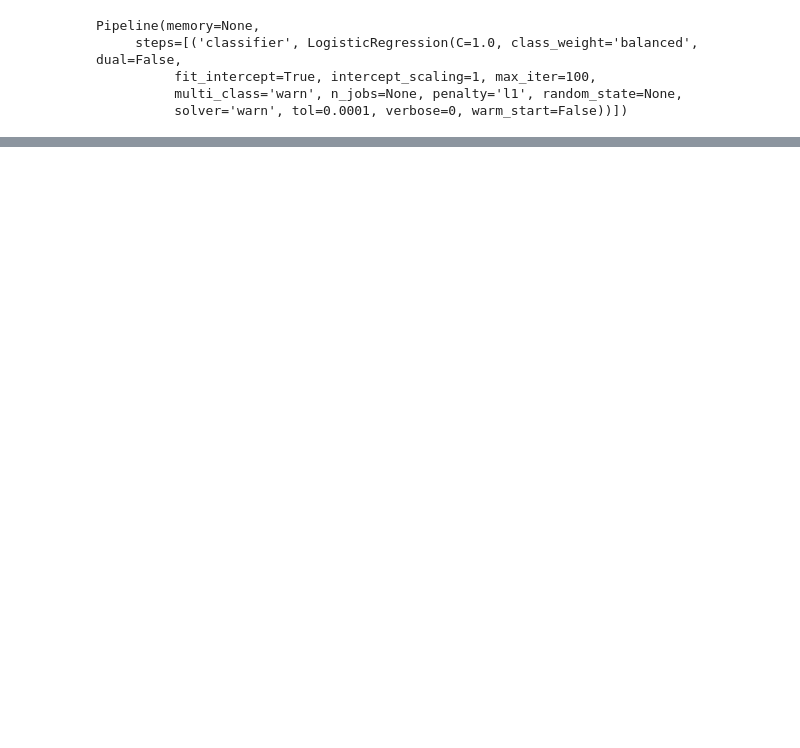
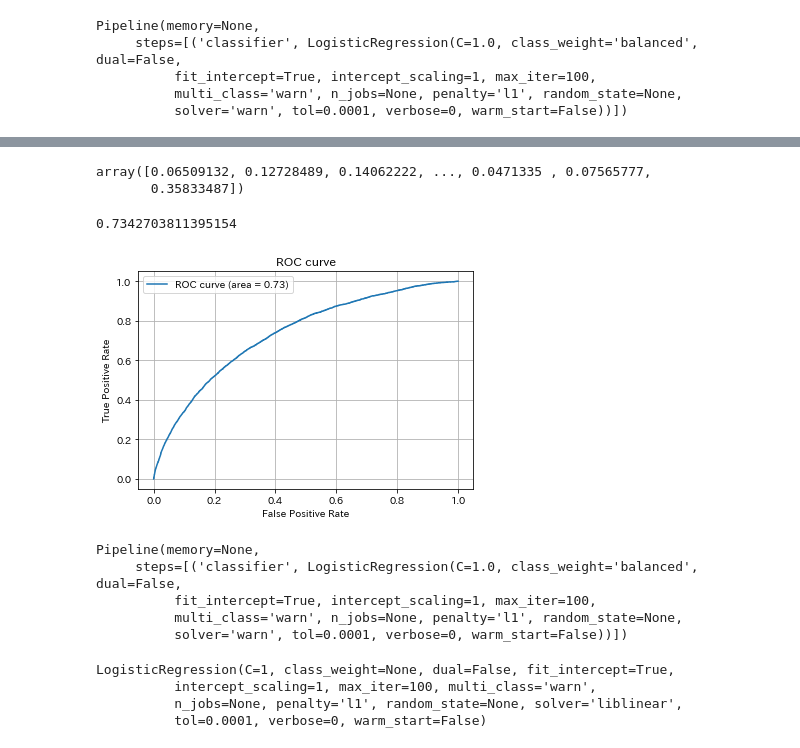
Before and after one commit to yousuke-shiraishi/diveintocode-ml, a Jupyter notebook: diveintocode-term1/sprint1/sprint1-ml-scratch-intro.ipynb, the cells around one changed output, grey strips where cells are left out. Cells and saved outputs as stored; diff of their text form; code cells hidden in the pictures; blank space fills up the shorter version.

```diff
--- a/diveintocode-term1/sprint1/sprint1-ml-scratch-intro.ipynb
+++ b/diveintocode-term1/sprint1/sprint1-ml-scratch-intro.ipynb
@@ -170,0 +160,8 @@ Pipeline(memory=None,
+# %%
+param_grid = {'penalty' : ['l1','l2'],
+    'C' : [0.001, 0.01, 0.1, 1, 10, 100],
+    'solver' : ['liblinear', 'saga']
+             }
+
+model = GridSearchCV(LogisticRegression(), param_grid, cv=5)
+model.fit(X_train,y_train)
@@ -170,0 +178,40 @@ Pipeline(memory=None,
+# %%
+test_target_proba = model.predict_proba(test_features)[:,1]
+test_target_proba
+# %% [output]
+array([0.06509132, 0.12728489, 0.14062222, ..., 0.0471335 , 0.07565777,
+       0.35833487])
+# %%
+#予測(確率で)
+target_probabilities = model.predict_proba(X_test)[:,1]
+# FPR, TPR(, しきい値) を算出
+fpr, tpr, thresholds = metrics.roc_curve(y_test, target_probabilities)
+
+# ついでにAUCも
+auc = metrics.auc(fpr, tpr)
+print(auc)
+# ROC曲線をプロット
+plt.plot(fpr, tpr, label='ROC curve (area = %.2f)'%auc)
+plt.legend()
+plt.title('ROC curve')
+plt.xlabel('False Positive Rate')
+plt.ylabel('True Positive Rate')
+plt.grid(True)
+# %% [output]
+0.7342703811395154
+[figure, added]
+# %%
+print(model.best_estimator_)
+# %% [output]
+Pipeline(memory=None,
+     steps=[('classifier', LogisticRegression(C=1.0, class_weight='balanced', dual=False,
+          fit_intercept=True, intercept_scaling=1, max_iter=100,
+          multi_class='warn', n_jobs=None, penalty='l1', random_state=None,
+          solver='warn', tol=0.0001, verbose=0, warm_start=False))])
+# %%
+print(model.best_estimator_)
+# %% [output]
+LogisticRegression(C=1, class_weight=None, dual=False, fit_intercept=True,
+          intercept_scaling=1, max_iter=100, multi_class='warn',
+          n_jobs=None, penalty='l1', random_state=None, solver='liblinear',
+          tol=0.0001, verbose=0, warm_start=False)
```
Also changed, not shown: parts of 14 cells of this notebook.
